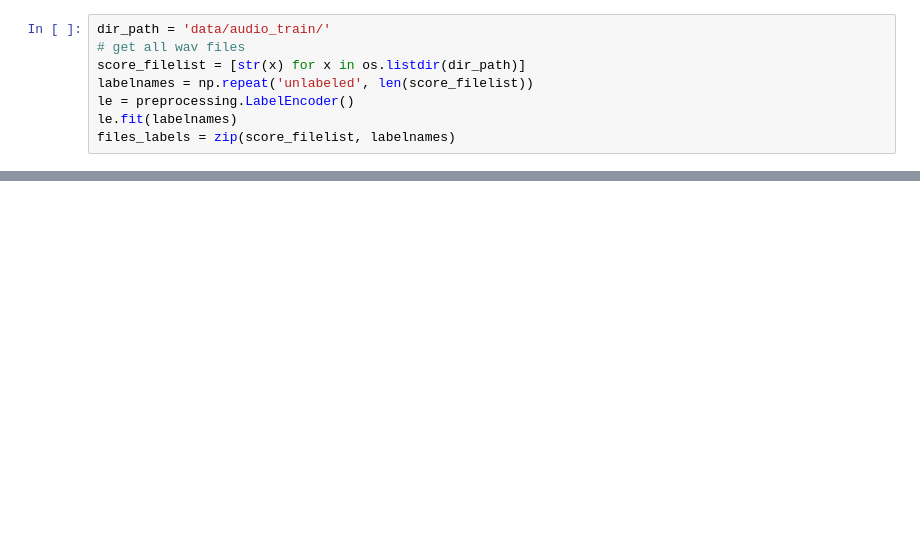
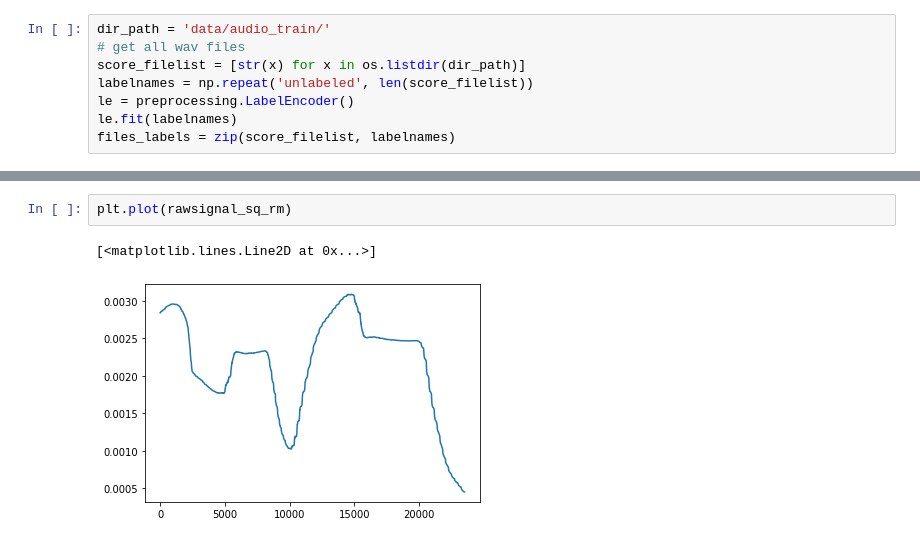
Before and after one commit to Venkat-Rajgopal/Audio-Tagging, a Jupyter notebook: notebooks/feature_extractor.ipynb, the cells around one changed output, grey strips where cells are left out. Saved outputs shown, nothing was run; the diff lists cells and outputs as text; blank space fills up the shorter version.

```diff
--- a/notebooks/feature_extractor.ipynb
+++ b/notebooks/feature_extractor.ipynb
@@ -64,0 +180,5 @@ max_
+# %%
+plt.plot(rawsignal_sq_rm)
+# %% [output]
+[<matplotlib.lines.Line2D at 0x...>]
+[figure, added]
```
Also changed, not shown: parts of 16 cells of this notebook.
